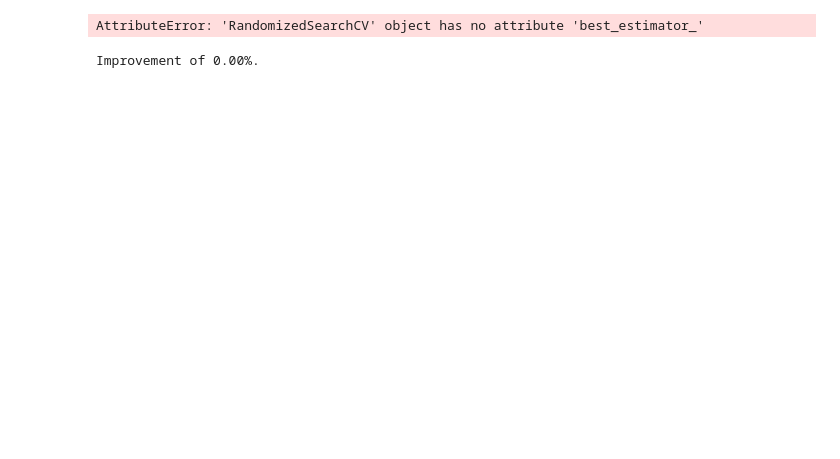
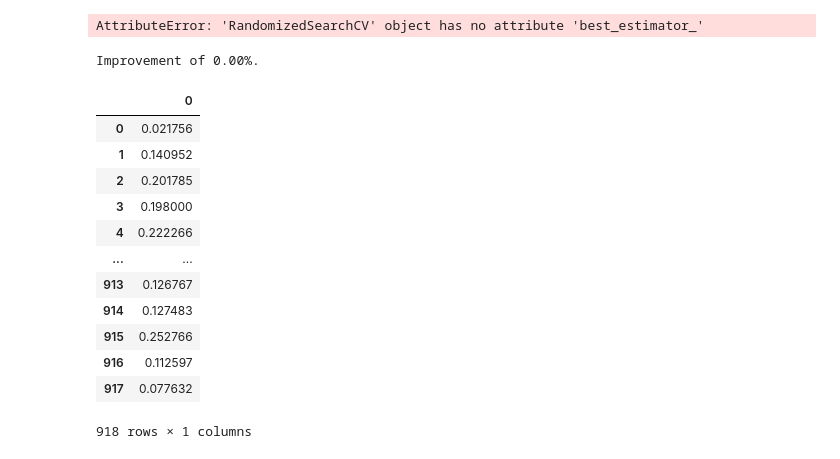
Before and after one commit to sdguerrette/capstone_project, a Jupyter notebook: code/ML_models/rf_regression_cases_cleaned_SVI_hyper-parameters.ipynb, the cells around one changed output. Cells and saved outputs as stored; diff of their text form; code cells hidden in the pictures; blank space fills up the shorter version.

Commit message:
random forrest regression, fixed errors with data file

```diff
--- a/code/ML_models/rf_regression_cases_cleaned_SVI_hyper-parameters.ipynb
+++ b/code/ML_models/rf_regression_cases_cleaned_SVI_hyper-parameters.ipynb
@@ -128,8 +128,8 @@ df.shape
 # %%
 # Define feature set (x)
-X = df.drop(['case_class_low','case_class_high', 'first_year_deaths'], axis=1).values
+X = df.drop(['first_year_deaths'], axis=1).values
 
 #Define (y)
-y= df['case_class_high'].values
+y= df['case_pct'].values
 # %%
 # frequency histogram to see how many counties are high risk and low risk
@@ -310,2 +295,18 @@ print('Improvement of {:0.2f}%.'.format( 100 * (random_accuracy - base_accuracy)
 # %% [output]
 Improvement of 0.00%.
+# %%
+pd.DataFrame(base_model.predict(X_test_scaled))
+# %% [output]
+|  | 0 |
+| 0 | 0.021756 |
+| 1 | 0.140952 |
+| 2 | 0.201785 |
+| 3 | 0.198000 |
+| 4 | 0.222266 |
+| ... | ... |
+| 913 | 0.126767 |
+| 914 | 0.127483 |
+| 915 | 0.252766 |
+| 916 | 0.112597 |
+| 917 | 0.077632 |
+918 rows × 1 columns
```
Also changed, not shown: parts of 13 cells of this notebook, 5 other files.
